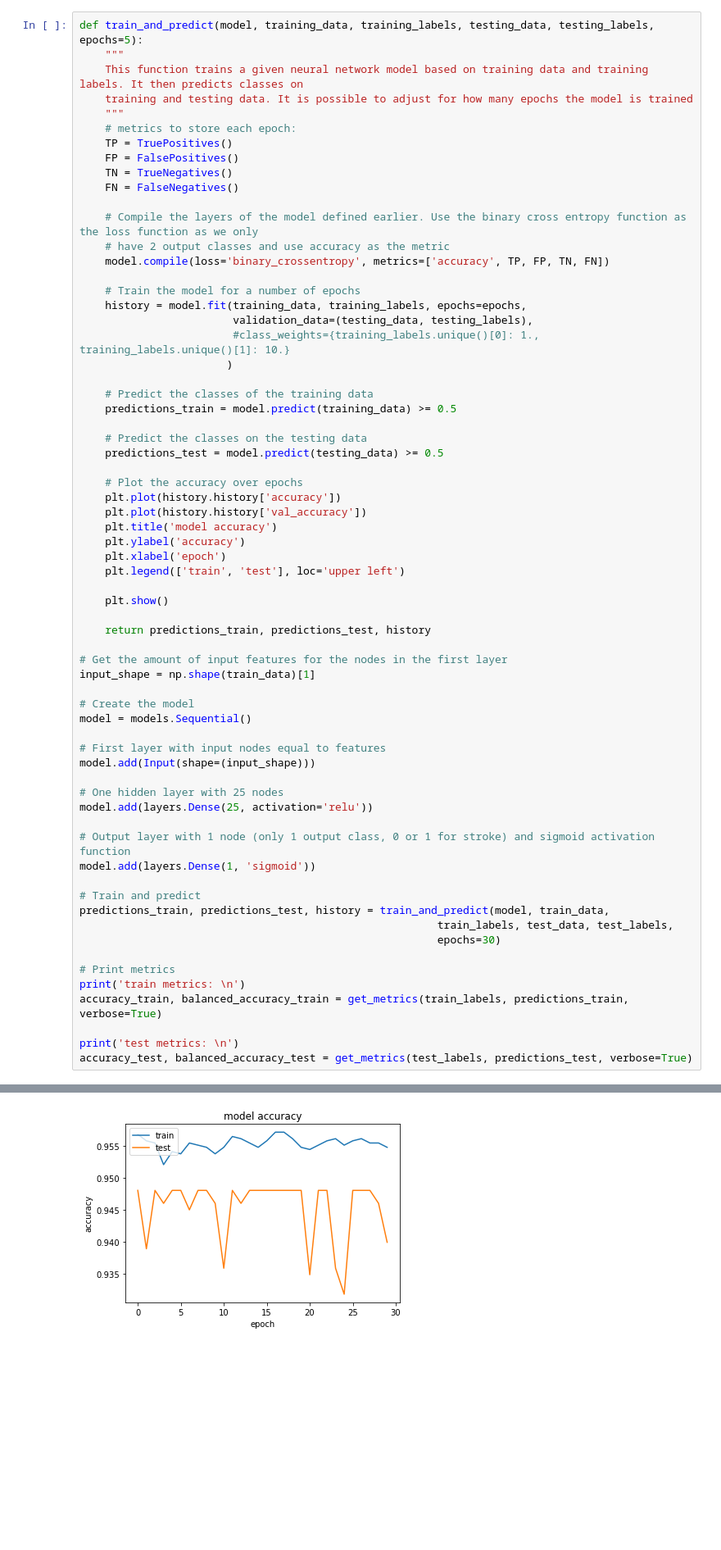
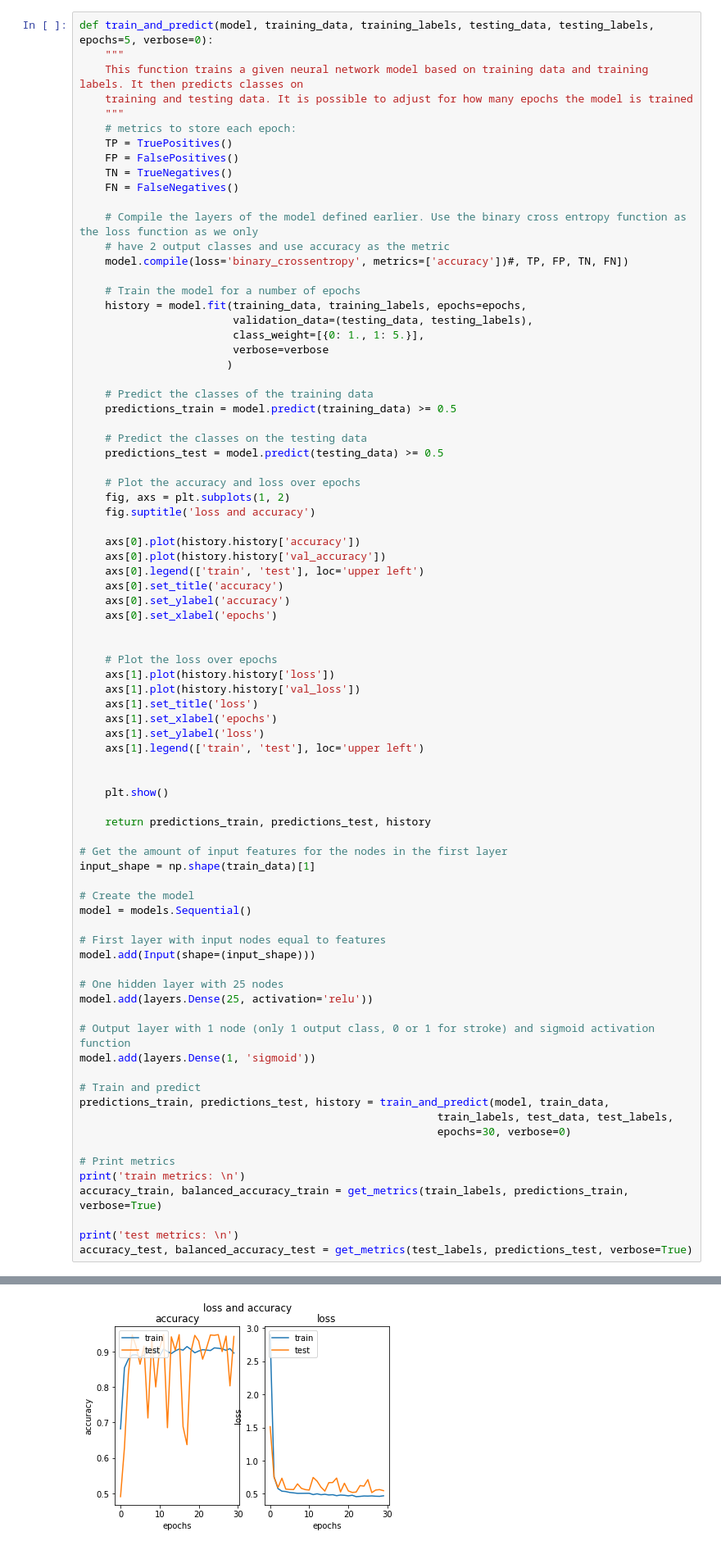
Before and after one commit to koenc100/Project-AI-minor, a Jupyter notebook: code/deep neural network.ipynb, the cells around one changed output, grey strips where cells are left out. Shown at 82% size. Saved outputs shown, nothing was run; the diff lists cells and outputs as text; blank space fills up the shorter version.

Commit message:
DNN weighted loss added

```diff
--- a/code/deep neural network.ipynb
+++ b/code/deep neural network.ipynb
@@ -122,7 +122,7 @@ confusion matrix:
 1. Weighted loss to increase sensitivity to stroke cases.
 2. keep metrics of confusion for each epoch
 # %%
-def train_and_predict(model, training_data, training_labels, testing_data, testing_labels, epochs=5):
+def train_and_predict(model, training_data, training_labels, testing_data, testing_labels, epochs=5, verbose=0):
     """
     This function trains a given neural network model based on training data and training labels. It then predicts classes on
     training and testing data. It is possible to adjust for how many epochs the model is trained
@@ -135,12 +135,13 @@ def train_and_predict(model, training_data, training_labels, testing_data, testi
 
     # Compile the layers of the model defined earlier. Use the binary cross entropy function as the loss function as we only
     # have 2 output classes and use accuracy as the metric
-    model.compile(loss='binary_crossentropy', metrics=['accuracy', TP, FP, TN, FN])
+    model.compile(loss='binary_crossentropy', metrics=['accuracy'])#, TP, FP, TN, FN])
 
     # Train the model for a number of epochs
     history = model.fit(training_data, training_labels, epochs=epochs,
                         validation_data=(testing_data, testing_labels),
-                        #class_weights={training_labels.unique()[0]: 1., training_labels.unique()[1]: 10.}
+                        class_weight=[{0: 1., 1: 5.}],
+                        verbose=verbose
                        )
 
     # Predict the classes of the training data
@@ -149,13 +150,26 @@ def train_and_predict(model, training_data, training_labels, testing_data, testi
     # Predict the classes on the testing data
     predictions_test = model.predict(testing_data) >= 0.5
 
-    # Plot the accuracy over epochs
-    plt.plot(history.history['accuracy'])
-    plt.plot(history.history['val_accuracy'])
-    plt.title('model accuracy')
-    plt.ylabel('accuracy')
-    plt.xlabel('epoch')
-    plt.legend(['train', 'test'], loc='upper left')
+    # Plot the accuracy and loss over epochs
+    fig, axs = plt.subplots(1, 2)
+    fig.suptitle('loss and accuracy')
+
+    axs[0].plot(history.history['accuracy'])
+    axs[0].plot(history.history['val_accuracy'])
+    axs[0].legend(['train', 'test'], loc='upper left')
+    axs[0].set_title('accuracy')
+    axs[0].set_ylabel('accuracy')
+    axs[0].set_xlabel('epochs')
+
+
+    # Plot the loss over epochs
+    axs[1].plot(history.history['loss'])
+    axs[1].plot(history.history['val_loss'])
+    axs[1].set_title('loss')
+    axs[1].set_xlabel('epochs')
+    axs[1].set_ylabel('loss')
+    axs[1].legend(['train', 'test'], loc='upper left')
+
 
     plt.show()
 
@@ -179,7 +193,7 @@ model.add(layers.Dense(1, 'sigmoid'))
 # Train and predict
 predictions_train, predictions_test, history = train_and_predict(model, train_data,
                                                         train_labels, test_data, test_labels,
-                                                        epochs=30)
+                                                        epochs=30, verbose=0)
 
 # Print metrics
 print('train metrics: \n')
@@ -208,3 +213,3 @@ Epoch 30/30
-[figure, old version]
+[figure, new version]
 train metrics:
 
```
Also changed, not shown: parts of 2 cells of this notebook, 2 other files.
